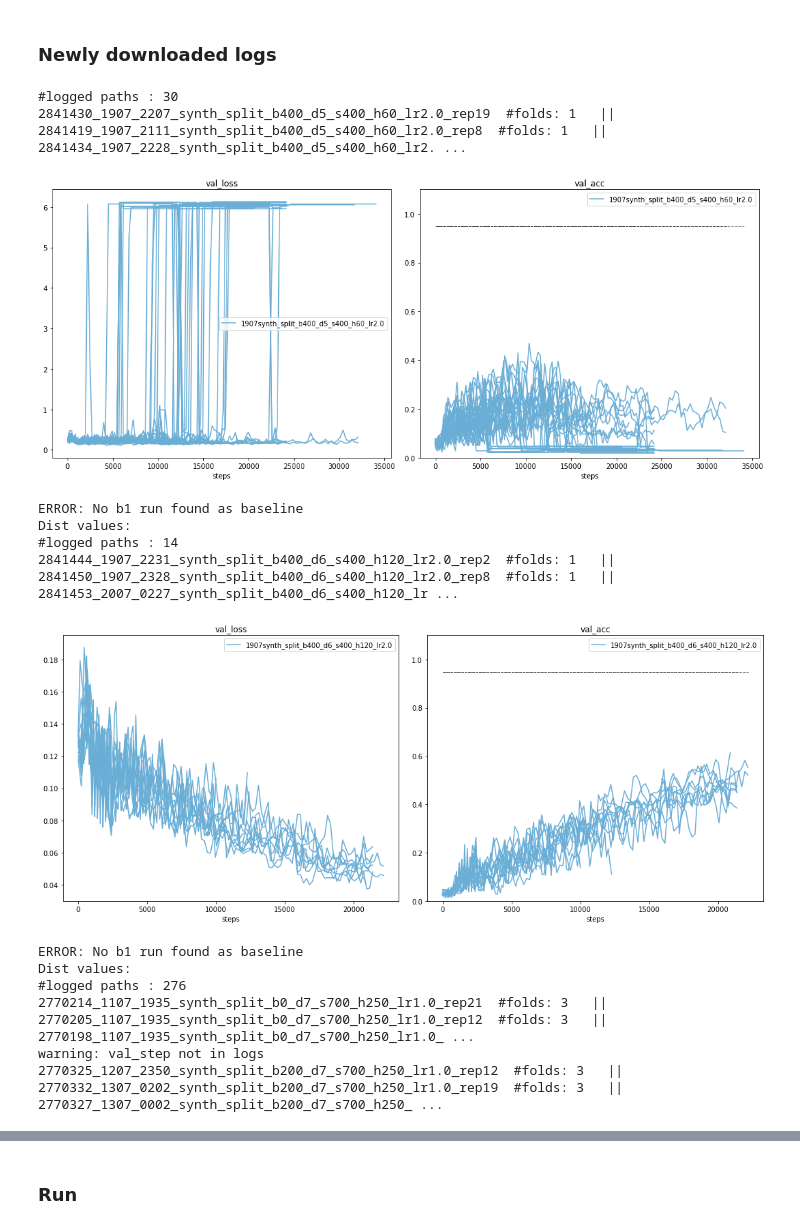
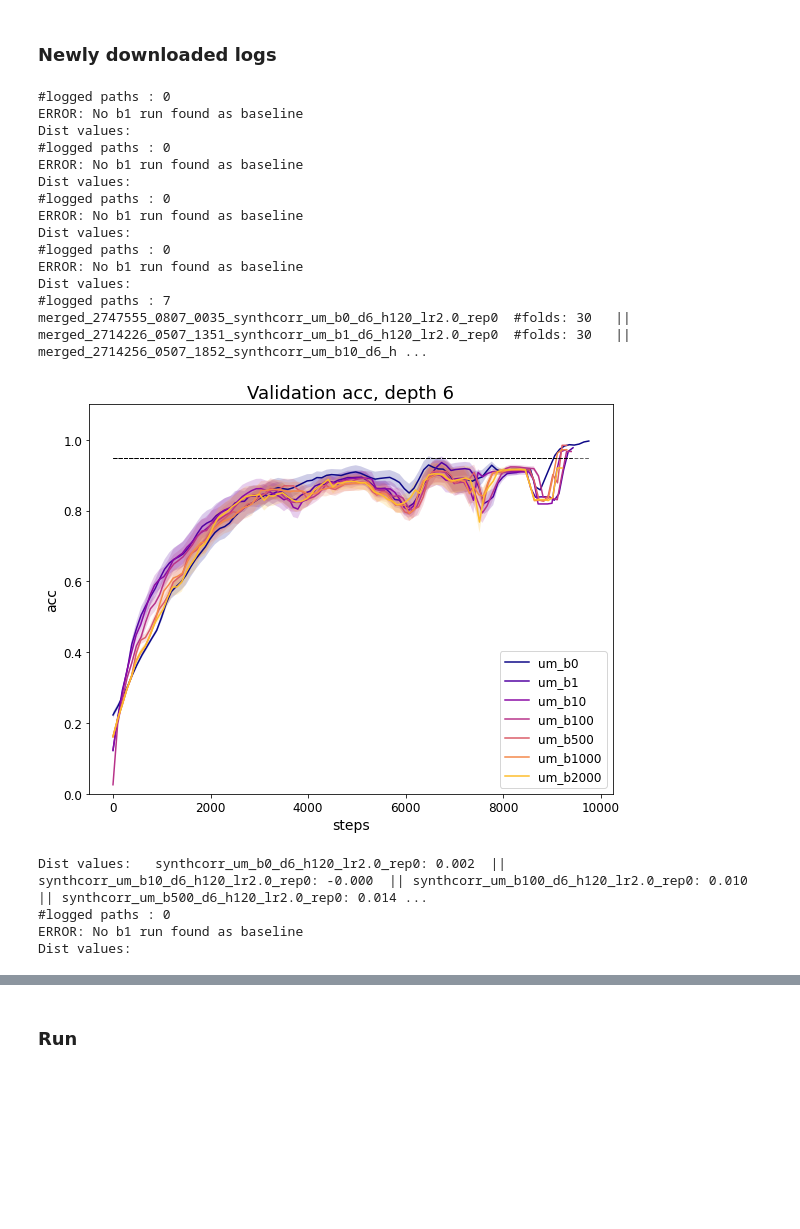
Before and after one commit to jeromel05/Ultrametric-benchmark-v2, a Jupyter notebook: notebooks/postprocessing_metrics.ipynb, the cells around one changed output, grey strips where cells are left out. Drawn from its saved outputs; the diff is of its cells as text; code cells hidden in the pictures; blank space fills up the shorter version.

Commit message:
last commit, add run scripts, mnist params

```diff
--- a/notebooks/postprocessing_metrics.ipynb
+++ b/notebooks/postprocessing_metrics.ipynb
@@ -19,6 +19,8 @@ import yaml
 from yaml import CLoader as Loader
 from glob import glob
 import regex as re
+import seaborn as sns
+from datetime import datetime
 
 class bcolors:
     HEADER = '\033[95m'
@@ -38,6 +40,7 @@ MERGED_LOG_PATH = '../dl_logs/merged_logs/'
 SPLIT_MERGED_LOG_PATH = '../dl_logs/merged_split_logs/'
 TEST_LOG_PATH = '../dl_logs/logs_test_dir/'
 TO_MERGE_LOG_PATH = '../dl_logs/to_merge/'
+MERGED_MNIST_LOG_PATH = '../dl_logs/merged_mnist_logs'
 
 MERGED_STOCH_LOG_PATH = '../dl_logs/merged_um_stoch_logs/'
 MERGED_CORR_LOG_PATH = '../dl_logs/merged_um_corr_logs/'
@@ -45,6 +48,12 @@ MERGED_CORR_LOG_PATH = '../dl_logs/merged_um_corr_logs/'
 EXPERIMENTAL_LOG_PATH = '../dl_logs/experimental/'
 
 DL_PATH = '../dl_logs/'
+
+
+LABEL_FONTSIZE=14
+LEGEND_FONTSIZE=12
+TITLE_FONTSIZE=18
+TICKS_FONTSIZE=12
 # %%
 def parse_tb_logs(logs_path, metrics_to_plot, threshold=0.75, verbose=False, delete_dir=False,
                   parse_hparams=True, only_max_step=False, one_fold=None):
@@ -180,6 +202,11 @@ def interpolate_values(metrics_to_plot, values, x_values, tot_num_values=1000, c
             steps, vals = x_values[0], values[metric_name][0]
             min_epochs_real, max_epochs_real = max((min(steps)/100)*100 - 1000, 0), min((max(steps)/100)*100 + 1000, max_epochs_real_all)
             x_all = np.arange(min_epochs_real, max_epochs_real, step=100.0)
+            if len(steps) < len(vals):
+                vals = vals[:len(vals)-1]
+            if len(steps) > len(vals):
+                steps = steps[:len(steps)-1]
+
             y_vals_interp = np.interp(x_all, steps, vals)
 
         y_vals_interp = np.stack(y_vals_interp)
@@ -548,22 +681,23 @@ mode_list = ['um', 'split']
 # %%
 integral_values_dict_um, integral_values_dict_split, res_dict = dict(), dict(), dict()
 #patts_to_search = ['synth(?:corr)*_um_b[0-9]*_d5_h60_lr2', 'synth(?:corr)*_um_b[0-9]*_d6_+h120_lr2', 'synth(?:corr)*_um_b[0-9]*_d7_+h250_lr2', 'synth(?:corr)*_um_b[0-9]*_d8_+h500_lr5'] # 'synth_um_b[01]*_d9_h1000_lr5']
-patts_to_search = ['synth_split_b[0-9]*_d5_s400', 'synth_split_b[0-9]*_d6_s400', 'synth_split_b[0-9]*_d7_s[0-9]*',
-                   'synthcorr_split_b[0-9]*_d5', 'synthcorr_um_b[0-9]*_d6',
-                  'synth_split_b[0-9]*_d5_stoch']
+patts_to_search = ['synth_split_b[0-9]*_d5_s400', 'synth_split_b[0-9]*_d6_s400',
+                   'synth_split_b[0-9]*_d7_s[0-9]*','synthcorr_split_b[0-9]*_d5',
+                   'synthcorr_um_b[0-9]*_d6', 'synth_split_b[0-9]*_d5_stoch']
+
+patts_to_search = ['synth_split_b(1|500)_d7_s[0-9]*']
+patts_to_search = ['b(0|1|100|400|800)']
 
 #patts_to_search = ['synth_split_b[0-9]*_d5_stoch'] # only stoch
 #patts_to_search = ['synthcorr_um_b[0-9]*_d6'] # only corr
-#patts_to_search=['2770375_1307_1120_synth_split_b700_d7_s700_h250_lr1.0_rep2']
-patts_to_search = ['2804666_1707_0144_synth_um_b1600_d5_h60']
-patts_to_search = ['synth_um_b1600_d5_h60_lr2', 'synth_um_b[0-9]*_d6_h120_lr2']
 
 # MERGED_LOG_PATH DL_LOG_PATH SPLIT_MERGED_LOG_PATH TO_MERGE_LOG_PATH MERGED_CORR_LOG_PATH
 # MERGED_STOCH_LOG_PATH EXPERIMENTAL_LOG_PATH TO_MERGE_LOG_PATH
 
 for patt in patts_to_search:
-    val_accs_dict = plot_runs_w_regex(patt, 0.0, DL_LOG_PATH, verbose=2, delete_dir=False, debug=True)
-    integral_values, name, b0_max_idx = compute_integral_values(val_accs_dict)
+    val_accs_dict, var_vals_dict = plot_runs_w_regex(patt, 0.3, TO_MERGE_LOG_PATH,
+                                                     verbose=0, delete_dir=False, debug=False)
+    integral_values, integral_values_lb, integral_values_ub, name, b0_max_idx=compute_integral_values(val_accs_dict, var_vals_dict)
     print_dict(integral_values)
     res_dict[name] = (integral_values, b0_max_idx)
 # %% [output]
@@ -578,33 +708,39 @@ Dist values:
 # %%
 integral_values_dict_um, integral_values_dict_split, res_dict = dict(), dict(), dict()
 #patts_to_search = ['synth(?:corr)*_um_b[0-9]*_d5_h60_lr2', 'synth(?:corr)*_um_b[0-9]*_d6_+h120_lr2', 'synth(?:corr)*_um_b[0-9]*_d7_+h250_lr2', 'synth(?:corr)*_um_b[0-9]*_d8_+h500_lr5'] # 'synth_um_b[01]*_d9_h1000_lr5']
+
 patts_to_search = ['synth_split_b[0-9]*_d5_s400', 'synth_split_b[0-9]*_d6_s400', 'synth_split_b[0-9]*_d7_s[0-9]*',
-                   'synthcorr_split_b[0-9]*_d5', 'synthcorr_um_b[0-9]*_d6',
-                  'synth_split_b[0-9]*_d5_stoch']
+                   'synthcorr_split_b[0-9]*_d5', 'synthcorr_um_b[0-9]*_d6', 'synth_split_b[0-9]*_d5_stoch']
+
+#patts_to_search = ['synth_split_b[0-9]*_d7_s[0-9]*']
 
 #patts_to_search = ['synth_split_b[0-9]*_d5_stoch'] # only stoch
 #patts_to_search = ['synthcorr_rm_b[0-9]*_d6'] # only corr
-#patts_to_search = ['2735590']
-#patts_to_search = ['synthcorr_um_b[0-9]*_d6']
+
 # MERGED_LOG_PATH DL_LOG_PATH SPLIT_MERGED_LOG_PATH TO_MERGE_LOG_PATH MERGED_CORR_LOG_PATH MERGED_STOCH_LOG_PATH
 
 for patt in patts_to_search:
-    val_accs_dict = plot_runs_w_regex(patt, 0.0, DL_LOG_PATH, verbose=0, delete_dir=False)
-    integral_values, name, b0_max_idx = compute_integral_values(val_accs_dict)
+    val_accs_dict = plot_runs_w_regex(patt, 0.0, MERGED_CORR_LOG_PATH, verbose=0, delete_dir=False)
+    integral_values, integral_values_lb, integral_values_ub, name, b0_max_idx = compute_integral_values(val_accs_dict)
     print_dict(integral_values)
     res_dict[name] = (integral_values, b0_max_idx)
 # %% [output]
-#logged paths : 30
-2841430_1907_2207_synth_split_b400_d5_s400_h60_lr2.0_rep19  #folds: 1   || 2841419_1907_2111_synth_split_b400_d5_s400_h60_lr2.0_rep8  #folds: 1   || 2841434_1907_2228_synth_split_b400_d5_s400_h60_lr2. ...
+#logged paths : 0
+ERROR: No b1 run found as baseline
+Dist values:
+#logged paths : 0
+ERROR: No b1 run found as baseline
+Dist values:
+#logged paths : 0
+ERROR: No b1 run found as baseline
+Dist values:
+#logged paths : 0
+ERROR: No b1 run found as baseline
+Dist values:
+#logged paths : 7
+merged_2747555_0807_0035_synthcorr_um_b0_d6_h120_lr2.0_rep0  #folds: 30   || merged_2714226_0507_1351_synthcorr_um_b1_d6_h120_lr2.0_rep0  #folds: 30   || merged_2714256_0507_1852_synthcorr_um_b10_d6_h ...
-[figure, old version]
+[figure, new version]
+Dist values:   synthcorr_um_b0_d6_h120_lr2.0_rep0: 0.002  || synthcorr_um_b10_d6_h120_lr2.0_rep0: -0.000  || synthcorr_um_b100_d6_h120_lr2.0_rep0: 0.010  || synthcorr_um_b500_d6_h120_lr2.0_rep0: 0.014 ...
+#logged paths : 0
 ERROR: No b1 run found as baseline
 Dist values:
-#logged paths : 14
-2841444_1907_2231_synth_split_b400_d6_s400_h120_lr2.0_rep2  #folds: 1   || 2841450_1907_2328_synth_split_b400_d6_s400_h120_lr2.0_rep8  #folds: 1   || 2841453_2007_0227_synth_split_b400_d6_s400_h120_lr ...
-[figure, removed]
-ERROR: No b1 run found as baseline
-Dist values:
-#logged paths : 276
-2770214_1107_1935_synth_split_b0_d7_s700_h250_lr1.0_rep21  #folds: 3   || 2770205_1107_1935_synth_split_b0_d7_s700_h250_lr1.0_rep12  #folds: 3   || 2770198_1107_1935_synth_split_b0_d7_s700_h250_lr1.0_ ...
-warning: val_step not in logs
-2770325_1207_2350_synth_split_b200_d7_s700_h250_lr1.0_rep12  #folds: 3   || 2770332_1307_0202_synth_split_b200_d7_s700_h250_lr1.0_rep19  #folds: 3   || 2770327_1307_0002_synth_split_b200_d7_s700_h250_ ...
```
Also changed, not shown: parts of 21 cells of this notebook, 15 other files.
